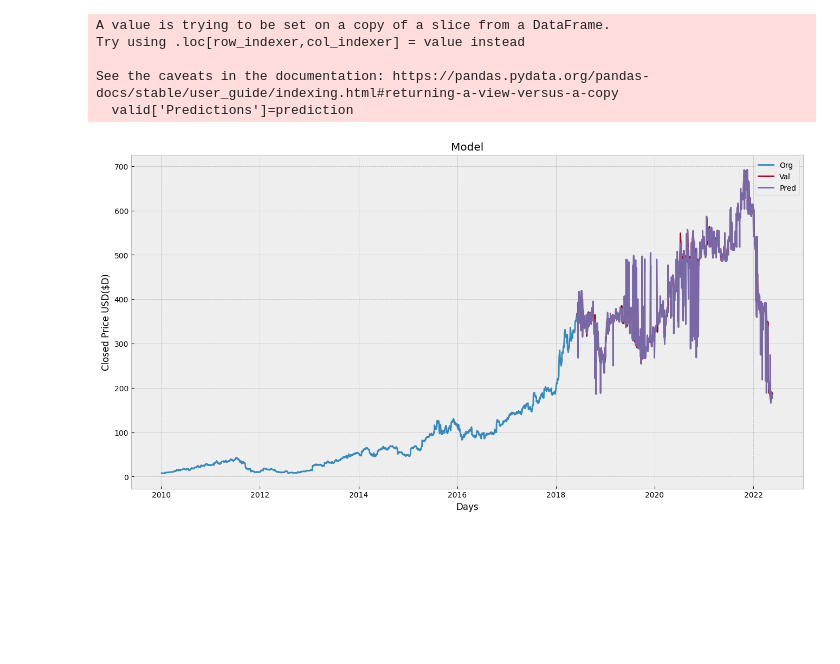
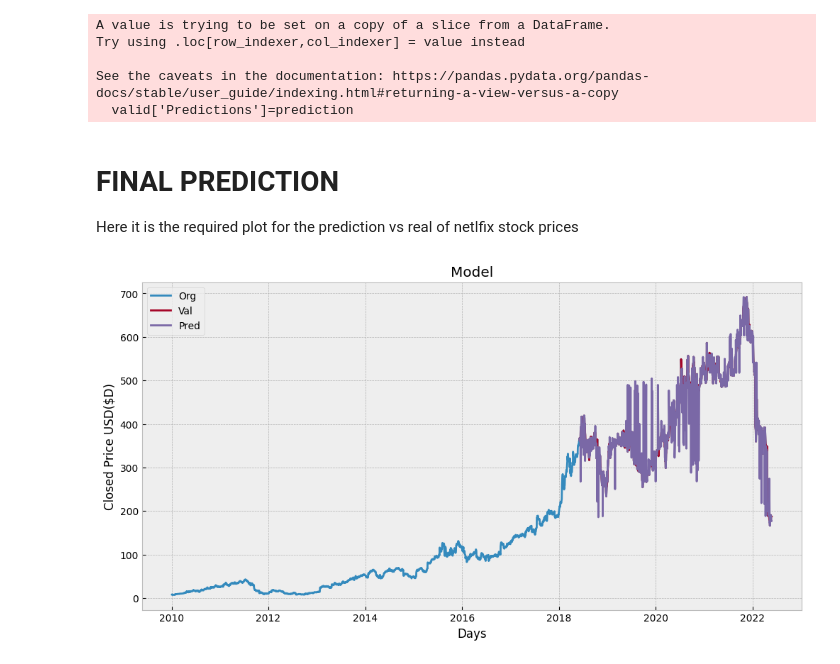
Before and after one commit to sahankrt20/AI-BOOTCAMP-PROJECT, a Jupyter notebook: stock_market_prediction.ipynb, the cells around one changed output. Saved outputs shown, nothing was run; the diff lists cells and outputs as text; code cells hidden in the pictures; blank space fills up the shorter version.

```diff
--- a/stock_market_prediction.ipynb
+++ b/stock_market_prediction.ipynb
@@ -48,0 +92,2 @@ dtype: object
+# %%
+df['Range']=df['High']-df['Low']
@@ -48,0 +111,8 @@ dtype: object
+# %%
+df['Trade Direction'] = np.where(
+    df['Price Change'] > 0, 'Price Increase',
+    np.where(
+        df['Price Change'] < 0, 'Price Decrease', 'Price Unchanged'
+    )
+)
+df.sort_values(by=['Date'], ascending=[ True]).head()
@@ -48,0 +126,3 @@ dtype: object
+# %%
+df['Cum Price Difference'] = df['Price Change'].cumsum()
+df.head() #EVALUATE CUMMULATIVE DIFFERENCE
@@ -257,15 +396,18 @@ Try using .loc[row_indexer,col_indexer] = value instead
 
 See the caveats in the documentation: https://pandas.pydata.org/pandas-docs/stable/user_guide/indexing.html#returning-a-view-versus-a-copy
   valid['Predictions']=prediction
+# %% [markdown]
+# FINAL PREDICTION
+Here it is the required plot for the prediction vs real of netlfix stock prices
 # %%
 
-plt.figure(figsize=(16,8))
+plt.figure(figsize=(12,6))
 plt.title('Model')
 plt.xlabel("Days")
 plt.ylabel("Closed Price USD($D)")
 plt.plot(df['Close'])
 plt.plot(valid[['Close','Predictions']])
 plt.legend(['Org','Val','Pred'])
 plt.show()
 # %% [output]
-[figure, old version]
+[figure, new version]
```
Also changed, not shown: parts of 27 cells of this notebook.
